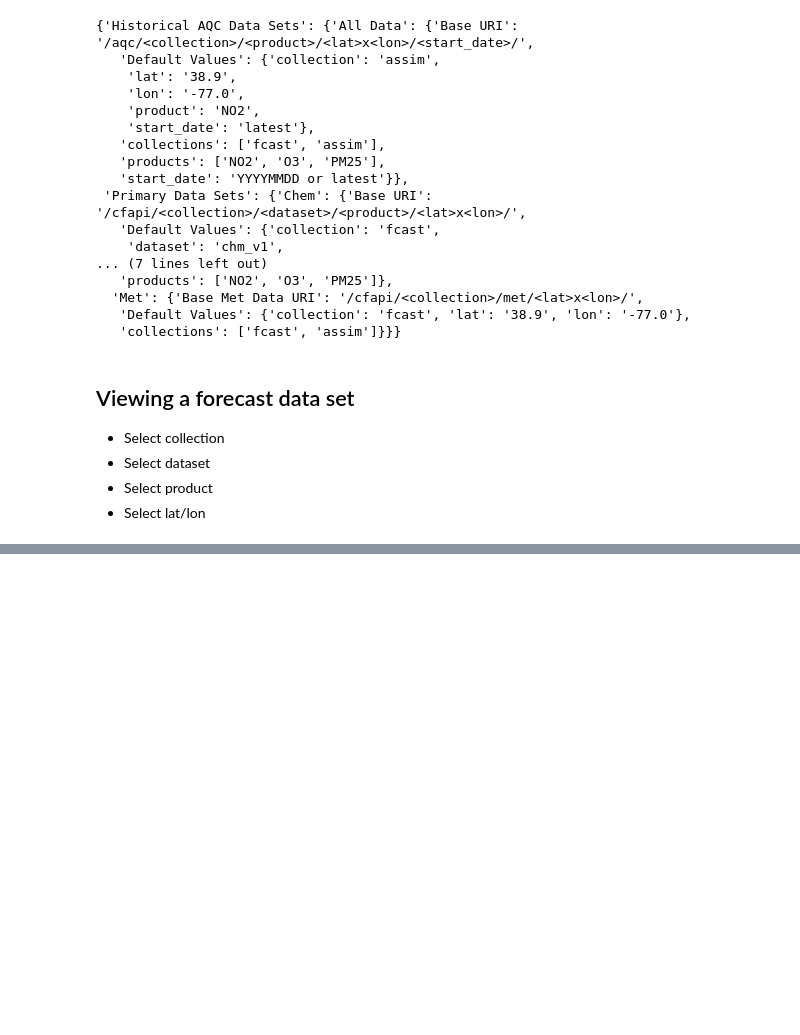
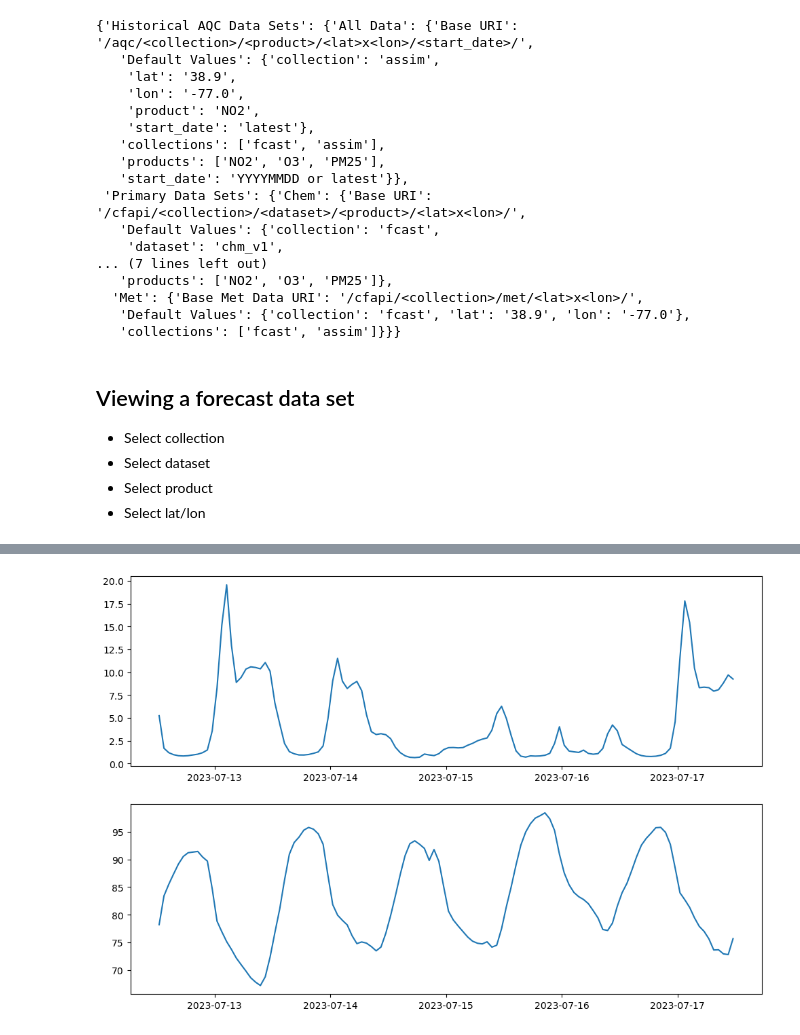
Before and after one commit to CRWayman/GEOS-CF-API, a Jupyter notebook: CFAPI_Tutorial.ipynb, the cells around one changed output, grey strips where cells are left out. Drawn from its saved outputs; the diff is of its cells as text; code cells hidden in the pictures; blank space fills up the shorter version.

```diff
--- a/CFAPI_Tutorial.ipynb
+++ b/CFAPI_Tutorial.ipynb
@@ -46,0 +170,10 @@ url = f'https://fluid.nccs.nasa.gov/cfapi/{collection}/{dataset}/{}'
+# %%
+df = pd.DataFrame(data={'time': data['time'], 'NO2': data['values']['NO2']})
+# %%
+met_dict = {}
+met_dict['time'] = met_data['time']
+met_dict.update(met_data['values'])
+met_df = pd.DataFrame(met_dict)
+met_df['time'] = pd.to_datetime(met_df['time'])
+# %%
+df['time'] = pd.to_datetime(df['time'])
@@ -46,0 +196,2 @@ url = f'https://fluid.nccs.nasa.gov/cfapi/{collection}/{dataset}/{}'
+# %%
+df = df.merge(met_df)
@@ -46,0 +216,7 @@ url = f'https://fluid.nccs.nasa.gov/cfapi/{collection}/{dataset}/{}'
+# %%
+fig, (ax1, ax2) = plt.subplots(2, 1, figsize=(12, 8))
+ax1.plot(df['time'], df['NO2'])
+ax2.plot(df['time'], df['T2M'])
+plt.show()
+# %% [output]
+[figure, added]
```
Also changed, not shown: parts of 14 cells of this notebook.
